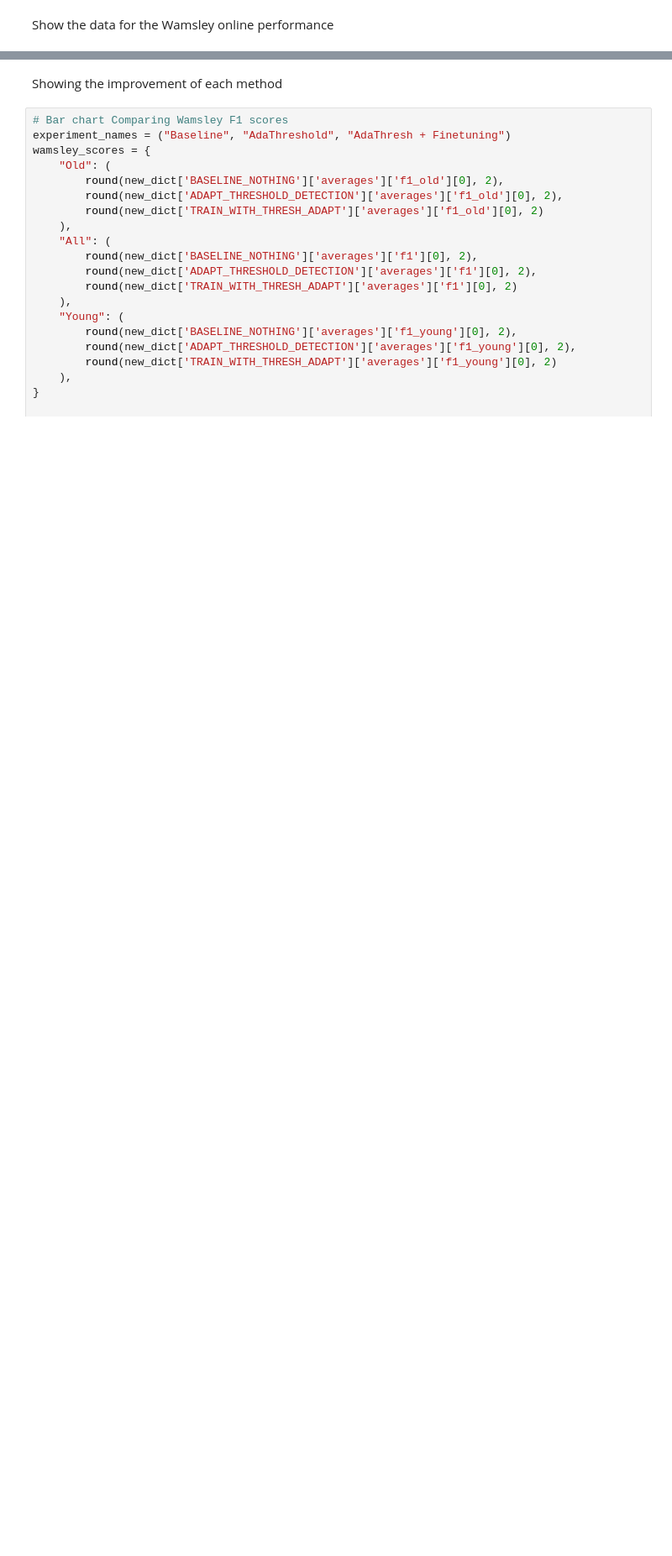
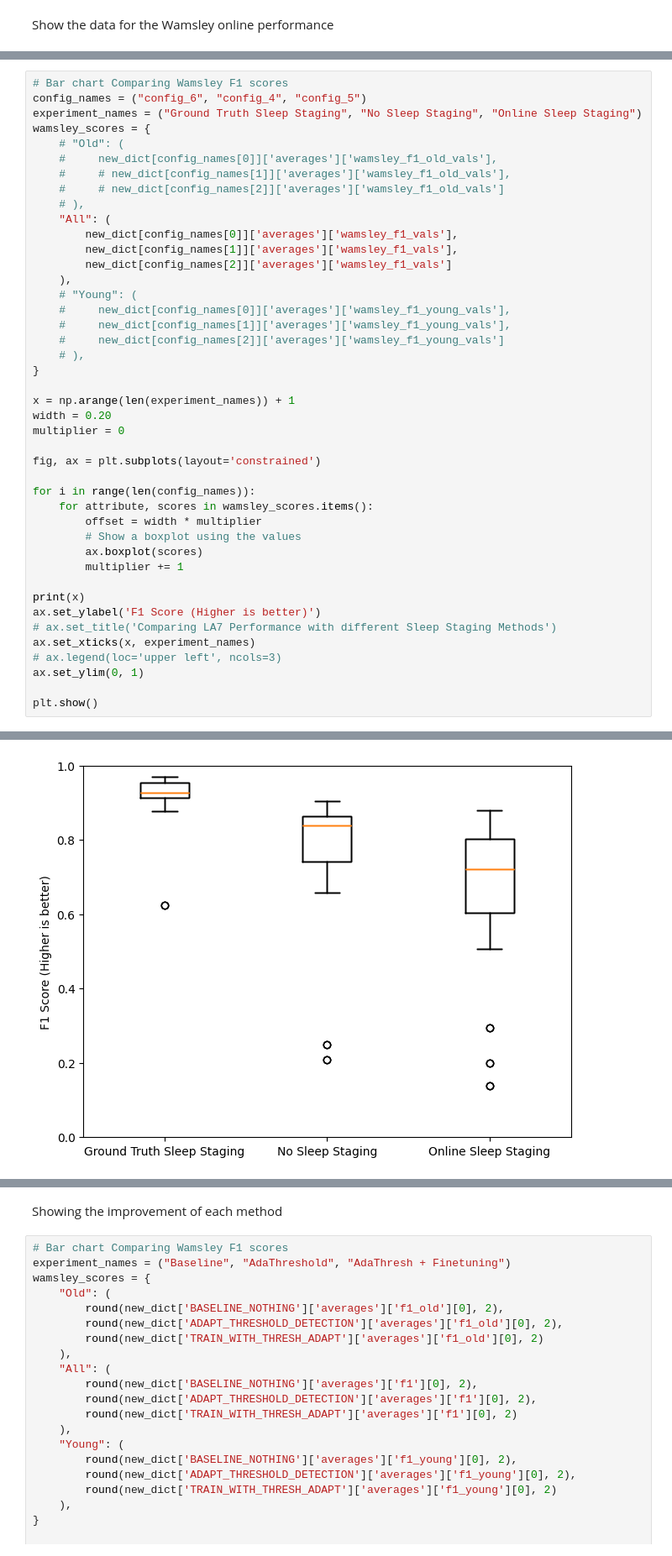
Before and after one commit to Portiloop/portiloop-training, a Jupyter notebook: notebooks/explore_results_adaptation.ipynb, the cells around one changed output, grey strips where cells are left out. Shown at 84% size. Saved outputs shown, nothing was run; the diff lists cells and outputs as text; blank space fills up the shorter version.

```diff
--- a/notebooks/explore_results_adaptation.ipynb
+++ b/notebooks/explore_results_adaptation.ipynb
@@ -274,0 +369,44 @@ KeyError: 'BASELINE_NOTHING'
+# %%
+# Bar chart Comparing Wamsley F1 scores
+config_names = ("config_6", "config_4", "config_5")
+experiment_names = ("Ground Truth Sleep Staging", "No Sleep Staging", "Online Sleep Staging")
+wamsley_scores = {
+    # "Old": (
+    #     new_dict[config_names[0]]['averages']['wamsley_f1_old_vals'],
+    #     # new_dict[config_names[1]]['averages']['wamsley_f1_old_vals'],
+    #     # new_dict[config_names[2]]['averages']['wamsley_f1_old_vals']
+    # ),
+    "All": (
+        new_dict[config_names[0]]['averages']['wamsley_f1_vals'],
+        new_dict[config_names[1]]['averages']['wamsley_f1_vals'],
+        new_dict[config_names[2]]['averages']['wamsley_f1_vals']
+    ),
+    # "Young": (
+    #     new_dict[config_names[0]]['averages']['wamsley_f1_young_vals'],
+    #     new_dict[config_names[1]]['averages']['wamsley_f1_young_vals'],
+    #     new_dict[config_names[2]]['averages']['wamsley_f1_young_vals']
+    # ),
+}
+
+x = np.arange(len(experiment_names)) + 1
+width = 0.20
+multiplier = 0
+
+fig, ax = plt.subplots(layout='constrained')
+
+for i in range(len(config_names)):
+    for attribute, scores in wamsley_scores.items():
+        offset = width * multiplier
+        # Show a boxplot using the values
+        ax.boxplot(scores)
+        multiplier += 1
+
+print(x)
+ax.set_ylabel('F1 Score (Higher is better)')
+# ax.set_title('Comparing LA7 Performance with different Sleep Staging Methods')
+ax.set_xticks(x, experiment_names)
+# ax.legend(loc='upper left', ncols=3)
+ax.set_ylim(0, 1)
+
+plt.show()
+# %% [output]
@@ -274,0 +414 @@ KeyError: 'BASELINE_NOTHING'
+[figure, added]
```
Also changed, not shown: parts of 18 cells of this notebook, 3 other files.
